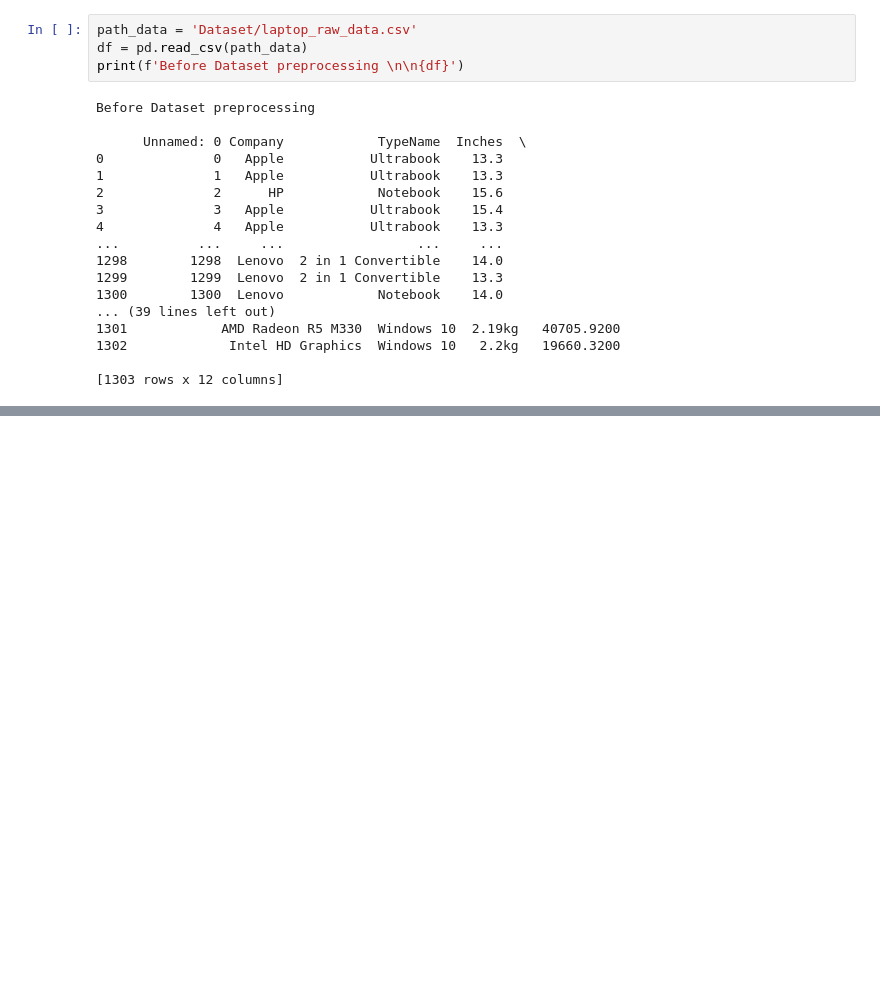
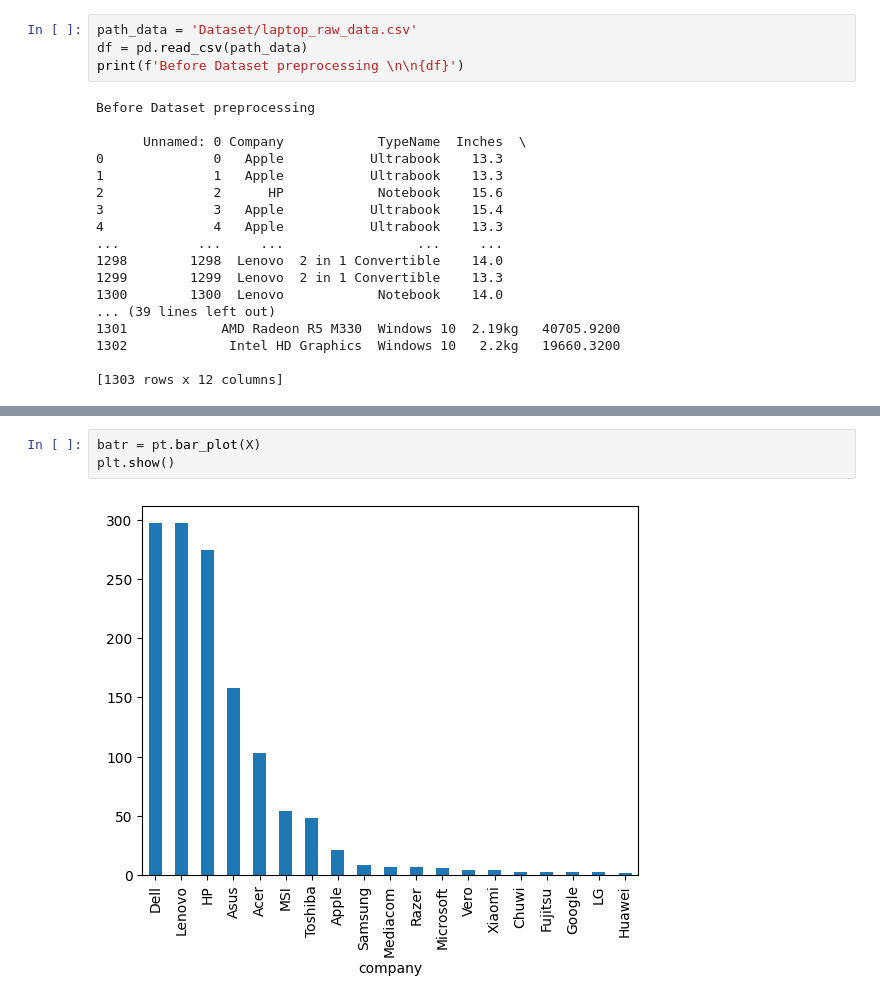
Before and after one commit to ruhul-cse-duet/Laptop-Price-prediction, a Jupyter notebook: prediction.ipynb, the cells around one changed output, grey strips where cells are left out. Saved outputs shown, nothing was run; the diff lists cells and outputs as text; blank space fills up the shorter version.

```diff
--- a/prediction.ipynb
+++ b/prediction.ipynb
@@ -52,0 +75,5 @@ After Dataset preprocessing
+# %%
+batr = pt.bar_plot(X)
+plt.show()
+# %% [output]
+[figure, added]
```
Also changed, not shown: parts of 10 cells of this notebook, 2 other files.
